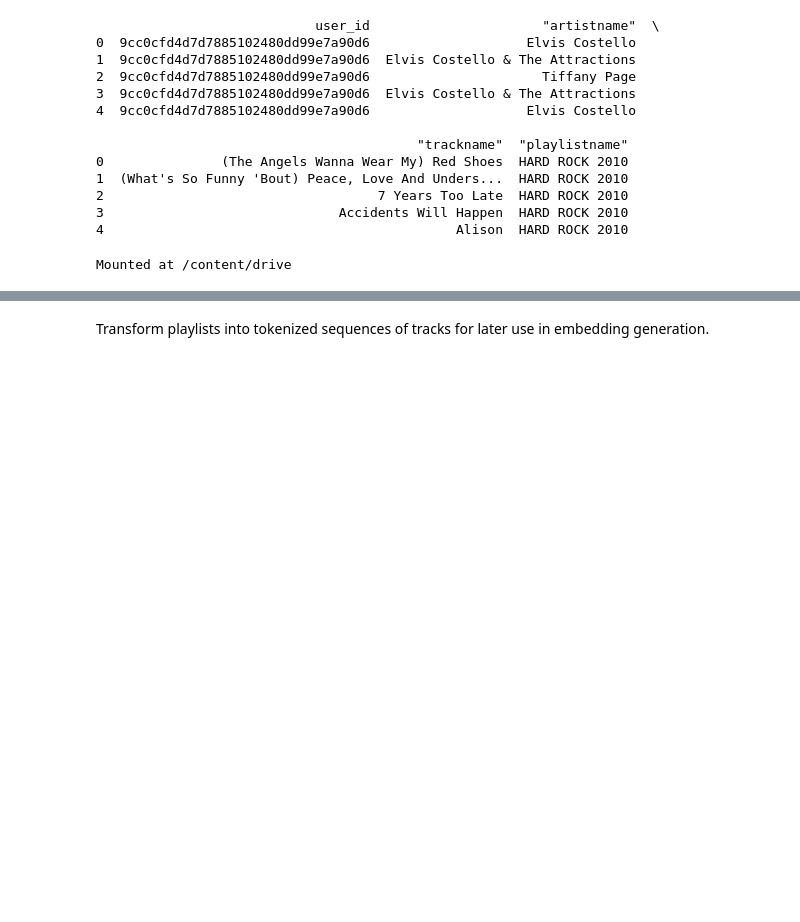
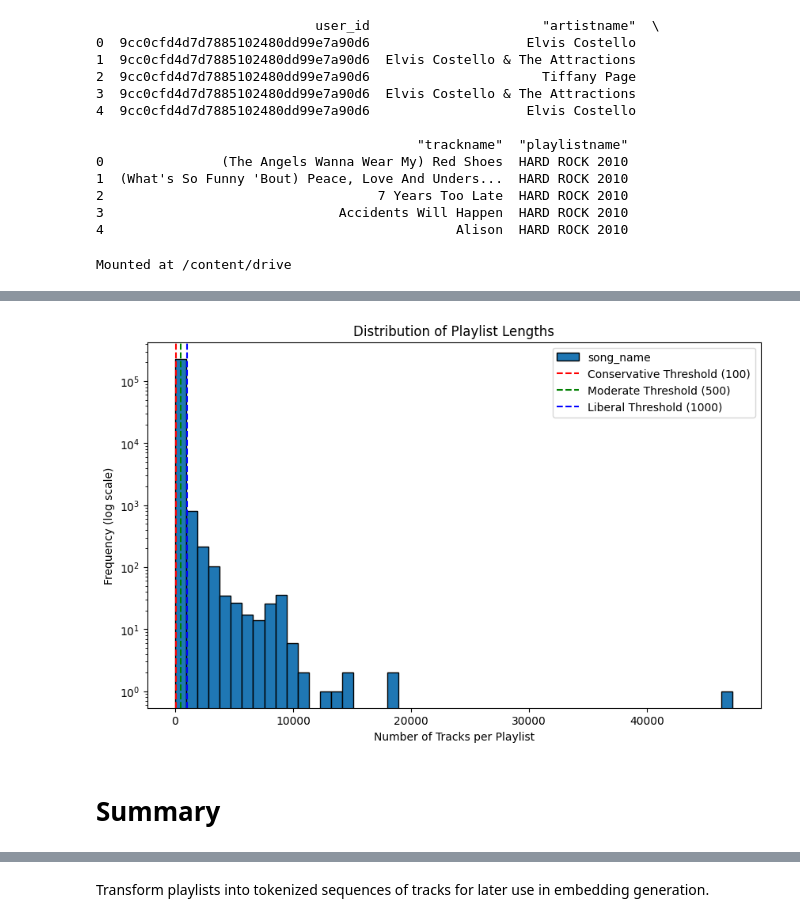
Before and after one commit to ortall0201/Spotify-Playlist-Recommender-System-Using-NLP, a Jupyter notebook: Manor/Spotify_playlist_EDA_Basic_Cleaning.ipynb, the cells around one changed output, grey strips where cells are left out. Drawn from its saved outputs; the diff is of its cells as text; code cells hidden in the pictures; blank space fills up the shorter version.

```diff
--- a/Manor/Spotify_playlist_EDA_Basic_Cleaning.ipynb
+++ b/Manor/Spotify_playlist_EDA_Basic_Cleaning.ipynb
@@ -764,0 +413,19 @@ Filtered dataset saved with playlists capped at 500 tracks.
+# %%
+import matplotlib.pyplot as plt
+
+# Plot histogram of playlist lengths
+playlist_lengths = df_cleaned_final.groupby('unq_playlist_name')['song_name'].count()
+plt.figure(figsize=(10, 6))
+playlist_lengths.plot(kind='hist', bins=50, edgecolor='black', logy=True)
+plt.axvline(x=100, color='red', linestyle='--', label='Conservative Threshold (100)')
+plt.axvline(x=500, color='green', linestyle='--', label='Moderate Threshold (500)')
+plt.axvline(x=1000, color='blue', linestyle='--', label='Liberal Threshold (1000)')
+plt.title('Distribution of Playlist Lengths')
+plt.xlabel('Number of Tracks per Playlist')
+plt.ylabel('Frequency (log scale)')
+plt.legend()
+plt.show()
+# %% [output]
+[figure, added]
+# %% [markdown]
+# Summary
```
Also changed, not shown: parts of 96 cells of this notebook.
